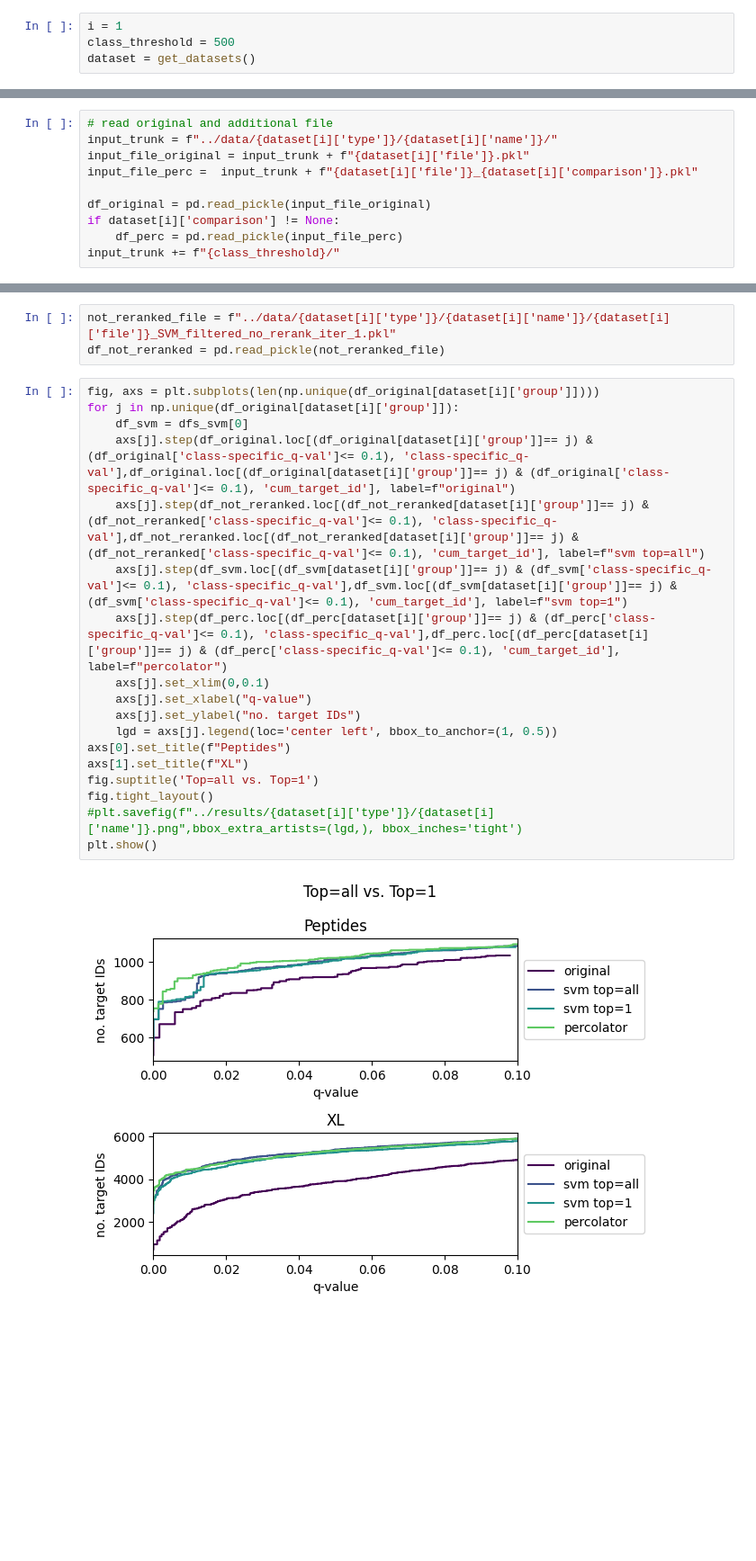
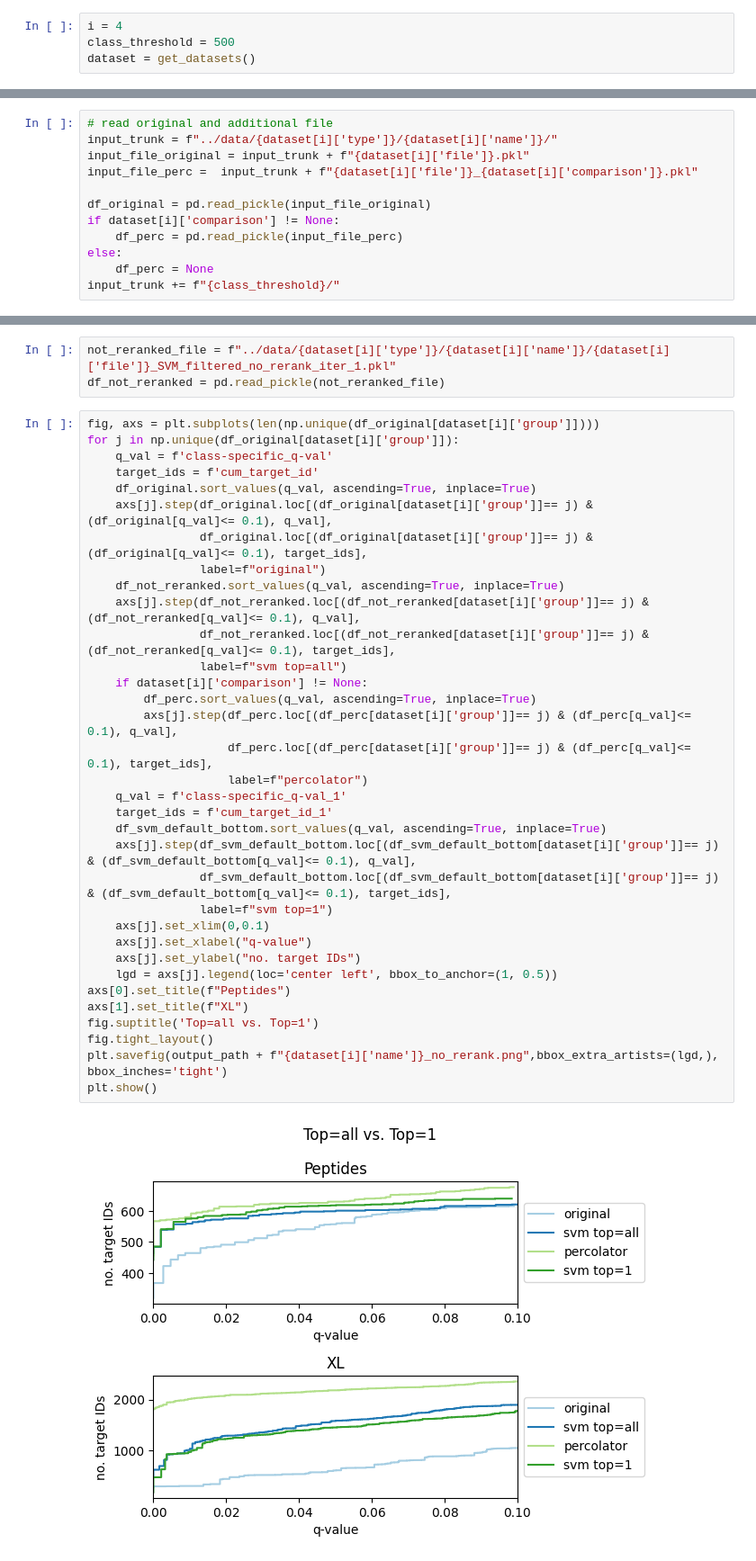
Before and after one commit to neelie01/Research-Project, a Jupyter notebook: src/plots.ipynb, the cells around one changed output, grey strips where cells are left out. Shown at 90% size. Drawn from its saved outputs; the diff is of its cells as text; blank space fills up the shorter version.

```diff
--- a/src/plots.ipynb
+++ b/src/plots.ipynb
@@ -10,5 +16,5 @@ import re
 # %%
-i = 1
+i = 4
 class_threshold = 500
 dataset = get_datasets()
 # %%
@@ -25,6 +31,8 @@ input_file_perc =  input_trunk + f"{dataset[i]['file']}_{dataset[i]['comparison'
 df_original = pd.read_pickle(input_file_original)
 if dataset[i]['comparison'] != None:
     df_perc = pd.read_pickle(input_file_perc)
+else:
+    df_perc = None
 input_trunk += f"{class_threshold}/"
 # %% [markdown]
 ## Default
@@ -195,20 +632,36 @@ df_not_reranked = pd.read_pickle(not_reranked_file)
 # %%
 fig, axs = plt.subplots(len(np.unique(df_original[dataset[i]['group']])))
 for j in np.unique(df_original[dataset[i]['group']]):
-    df_svm = dfs_svm[0]
-    axs[j].step(df_original.loc[(df_original[dataset[i]['group']]== j) & (df_original['class-specific_q-val']<= 0.1), 'class-specific_q-val'],df_original.loc[(df_original[dataset[i]['group']]== j) & (df_original['class-specific_q-val']<= 0.1), 'cum_target_id'], label=f"original")
-    axs[j].step(df_not_reranked.loc[(df_not_reranked[dataset[i]['group']]== j) & (df_not_reranked['class-specific_q-val']<= 0.1), 'class-specific_q-val'],df_not_reranked.loc[(df_not_reranked[dataset[i]['group']]== j) & (df_not_reranked['class-specific_q-val']<= 0.1), 'cum_target_id'], label=f"svm top=all")
-    axs[j].step(df_svm.loc[(df_svm[dataset[i]['group']]== j) & (df_svm['class-specific_q-val']<= 0.1), 'class-specific_q-val'],df_svm.loc[(df_svm[dataset[i]['group']]== j) & (df_svm['class-specific_q-val']<= 0.1), 'cum_target_id'], label=f"svm top=1")
-    axs[j].step(df_perc.loc[(df_perc[dataset[i]['group']]== j) & (df_perc['class-specific_q-val']<= 0.1), 'class-specific_q-val'],df_perc.loc[(df_perc[dataset[i]['group']]== j) & (df_perc['class-specific_q-val']<= 0.1), 'cum_target_id'], label=f"percolator")
+    q_val = f'class-specific_q-val'
+    target_ids = f'cum_target_id'
+    df_original.sort_values(q_val, ascending=True, inplace=True)
+    axs[j].step(df_original.loc[(df_original[dataset[i]['group']]== j) & (df_original[q_val]<= 0.1), q_val],
+                df_original.loc[(df_original[dataset[i]['group']]== j) & (df_original[q_val]<= 0.1), target_ids],
+                label=f"original")
+    df_not_reranked.sort_values(q_val, ascending=True, inplace=True)
+    axs[j].step(df_not_reranked.loc[(df_not_reranked[dataset[i]['group']]== j) & (df_not_reranked[q_val]<= 0.1), q_val],
+                df_not_reranked.loc[(df_not_reranked[dataset[i]['group']]== j) & (df_not_reranked[q_val]<= 0.1), target_ids],
+                label=f"svm top=all")
+    if dataset[i]['comparison'] != None:
+        df_perc.sort_values(q_val, ascending=True, inplace=True)
+        axs[j].step(df_perc.loc[(df_perc[dataset[i]['group']]== j) & (df_perc[q_val]<= 0.1), q_val],
+                    df_perc.loc[(df_perc[dataset[i]['group']]== j) & (df_perc[q_val]<= 0.1), target_ids],
+                    label=f"percolator")
+    q_val = f'class-specific_q-val_1'
+    target_ids = f'cum_target_id_1'
+    df_svm_default_bottom.sort_values(q_val, ascending=True, inplace=True)
+    axs[j].step(df_svm_default_bottom.loc[(df_svm_default_bottom[dataset[i]['group']]== j) & (df_svm_default_bottom[q_val]<= 0.1), q_val],
+                df_svm_default_bottom.loc[(df_svm_default_bottom[dataset[i]['group']]== j) & (df_svm_default_bottom[q_val]<= 0.1), target_ids],
+                label=f"svm top=1")
     axs[j].set_xlim(0,0.1)
     axs[j].set_xlabel("q-value")
     axs[j].set_ylabel("no. target IDs")
     lgd = axs[j].legend(loc='center left', bbox_to_anchor=(1, 0.5))
 axs[0].set_title(f"Peptides")
 axs[1].set_title(f"XL")
 fig.suptitle('Top=all vs. Top=1')
 fig.tight_layout()
-#plt.savefig(f"../results/{dataset[i]['type']}/{dataset[i]['name']}.png",bbox_extra_artists=(lgd,), bbox_inches='tight')
+plt.savefig(output_path + f"{dataset[i]['name']}_no_rerank.png",bbox_extra_artists=(lgd,), bbox_inches='tight')
 plt.show()
 # %% [output]
-[figure, old version]
+[figure, new version]
```
Also changed, not shown: parts of 50 cells of this notebook.
